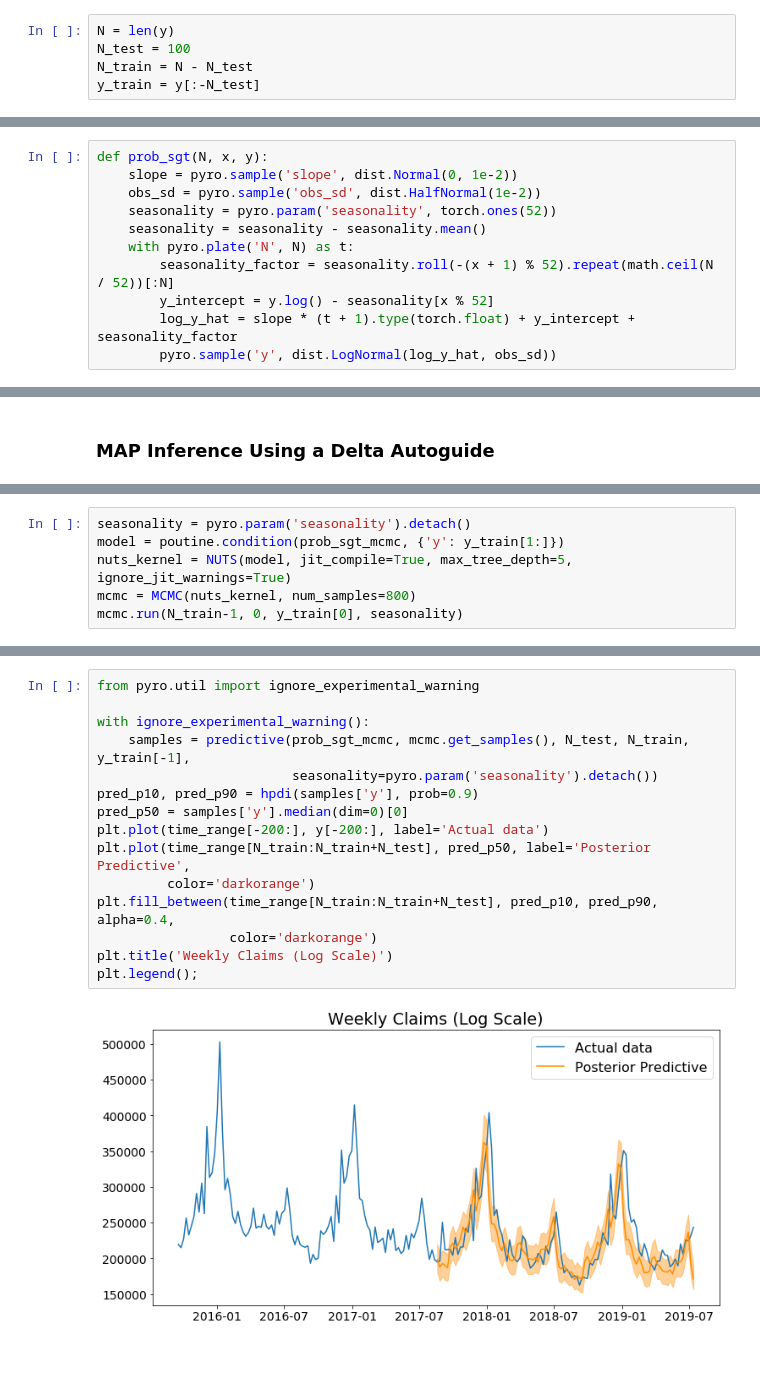
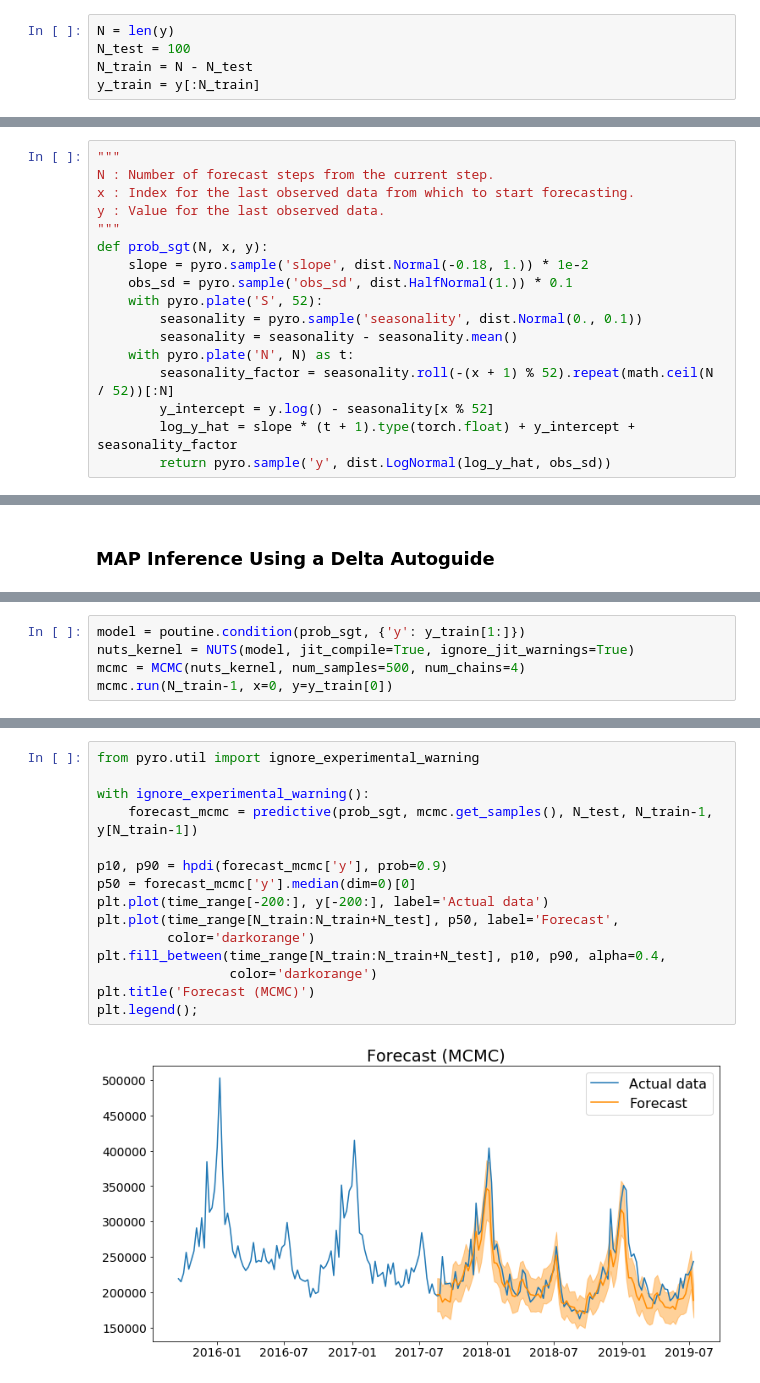
Before and after one commit to pyro-ppl/sandbox, a Jupyter notebook: 2019-08-time-series/part_ii_inference.ipynb, the cells around one changed output, grey strips where cells are left out. Cells and saved outputs as stored; diff of their text form.

```diff
--- a/2019-08-time-series/part_ii_inference.ipynb
+++ b/2019-08-time-series/part_ii_inference.ipynb
@@ -92,7 +124,7 @@ def model_global_trend(y):
 N = len(y)
 N_test = 100
 N_train = N - N_test
-y_train = y[:-N_test]
+y_train = y[:N_train]
 # %%
 %%time
 
@@ -212,11 +271,17 @@ ax[1].set(title='Seasonality Component',
 # %%
+"""
+N : Number of forecast steps from the current step.
+x : Index for the last observed data from which to start forecasting.
+y : Value for the last observed data.
+"""
 def prob_sgt(N, x, y):
-    slope = pyro.sample('slope', dist.Normal(0, 1e-2))
-    obs_sd = pyro.sample('obs_sd', dist.HalfNormal(1e-2))
-    seasonality = pyro.param('seasonality', torch.ones(52))
-    seasonality = seasonality - seasonality.mean()
+    slope = pyro.sample('slope', dist.Normal(-0.18, 1.)) * 1e-2
+    obs_sd = pyro.sample('obs_sd', dist.HalfNormal(1.)) * 0.1
+    with pyro.plate('S', 52):
+        seasonality = pyro.sample('seasonality', dist.Normal(0., 0.1))
+        seasonality = seasonality - seasonality.mean()
     with pyro.plate('N', N) as t:
         seasonality_factor = seasonality.roll(-(x + 1) % 52).repeat(math.ceil(N / 52))[:N]
         y_intercept = y.log() - seasonality[x % 52]
         log_y_hat = slope * (t + 1).type(torch.float) + y_intercept + seasonality_factor
-        pyro.sample('y', dist.LogNormal(log_y_hat, obs_sd))
+        return pyro.sample('y', dist.LogNormal(log_y_hat, obs_sd))
@@ -404,6 +512,5 @@ def prob_sgt_mcmc(N, x, y, seasonality):
 # %%
-seasonality = pyro.param('seasonality').detach()
-model = poutine.condition(prob_sgt_mcmc, {'y': y_train[1:]})
-nuts_kernel = NUTS(model, jit_compile=True, max_tree_depth=5, ignore_jit_warnings=True)
-mcmc = MCMC(nuts_kernel, num_samples=800)
-mcmc.run(N_train-1, 0, y_train[0], seasonality)
+model = poutine.condition(prob_sgt, {'y': y_train[1:]})
+nuts_kernel = NUTS(model, jit_compile=True, ignore_jit_warnings=True)
+mcmc = MCMC(nuts_kernel, num_samples=500, num_chains=4)
+mcmc.run(N_train-1, x=0, y=y_train[0])
@@ -420,17 +546,17 @@ mcmc.summary()
 # %%
 from pyro.util import ignore_experimental_warning
 
 with ignore_experimental_warning():
-    samples = predictive(prob_sgt_mcmc, mcmc.get_samples(), N_test, N_train, y_train[-1],
-                         seasonality=pyro.param('seasonality').detach())
-pred_p10, pred_p90 = hpdi(samples['y'], prob=0.9)
-pred_p50 = samples['y'].median(dim=0)[0]
+    forecast_mcmc = predictive(prob_sgt, mcmc.get_samples(), N_test, N_train-1, y[N_train-1])
+
+p10, p90 = hpdi(forecast_mcmc['y'], prob=0.9)
+p50 = forecast_mcmc['y'].median(dim=0)[0]
 plt.plot(time_range[-200:], y[-200:], label='Actual data')
-plt.plot(time_range[N_train:N_train+N_test], pred_p50, label='Posterior Predictive',
+plt.plot(time_range[N_train:N_train+N_test], p50, label='Forecast',
          color='darkorange')
-plt.fill_between(time_range[N_train:N_train+N_test], pred_p10, pred_p90, alpha=0.4,
+plt.fill_between(time_range[N_train:N_train+N_test], p10, p90, alpha=0.4,
                  color='darkorange')
-plt.title('Weekly Claims (Log Scale)')
+plt.title('Forecast (MCMC)')
 plt.legend();
 # %% [output]
-[figure, old version]
+[figure, new version]
```
Also changed, not shown: parts of 72 cells of this notebook, 2 other files.
